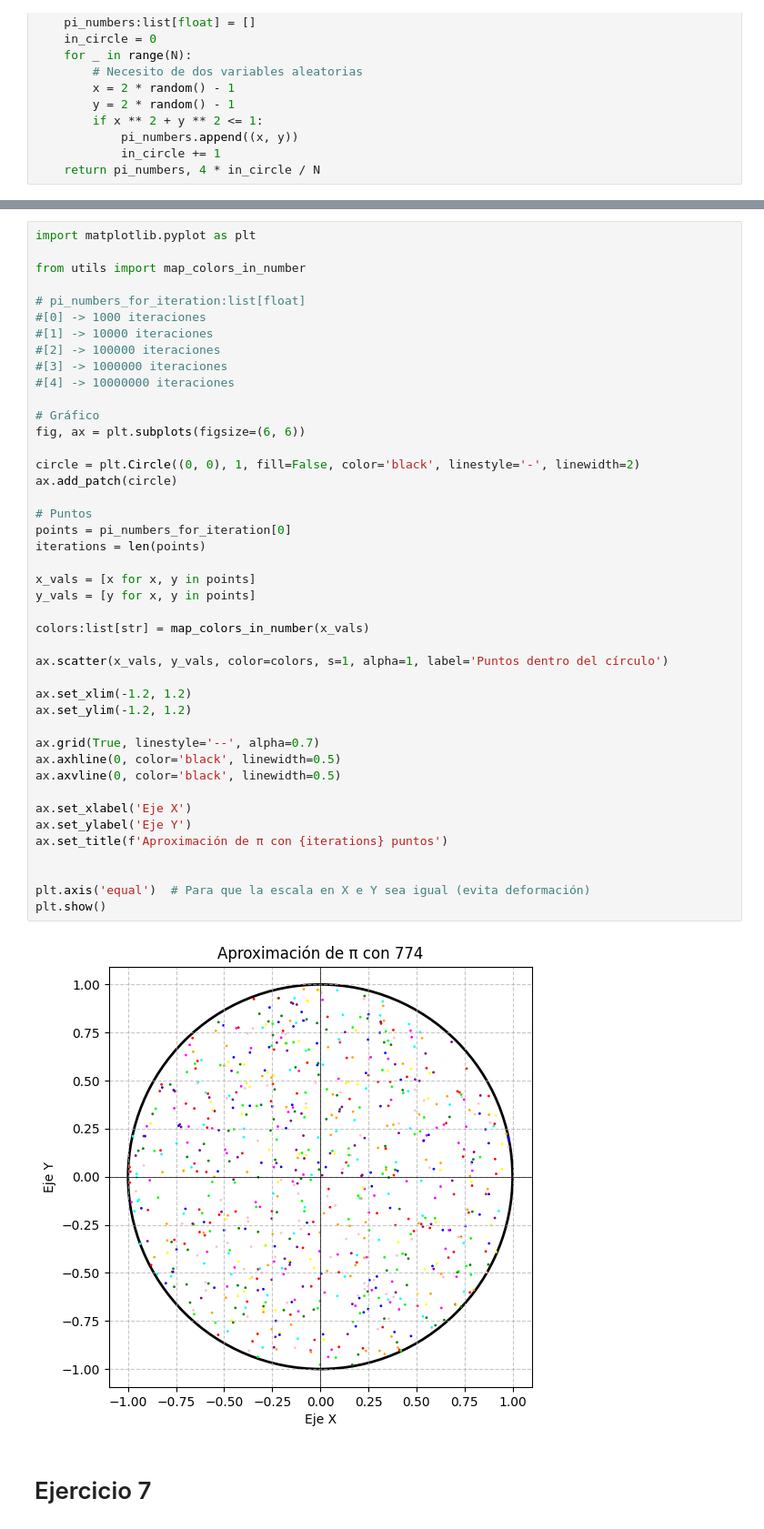
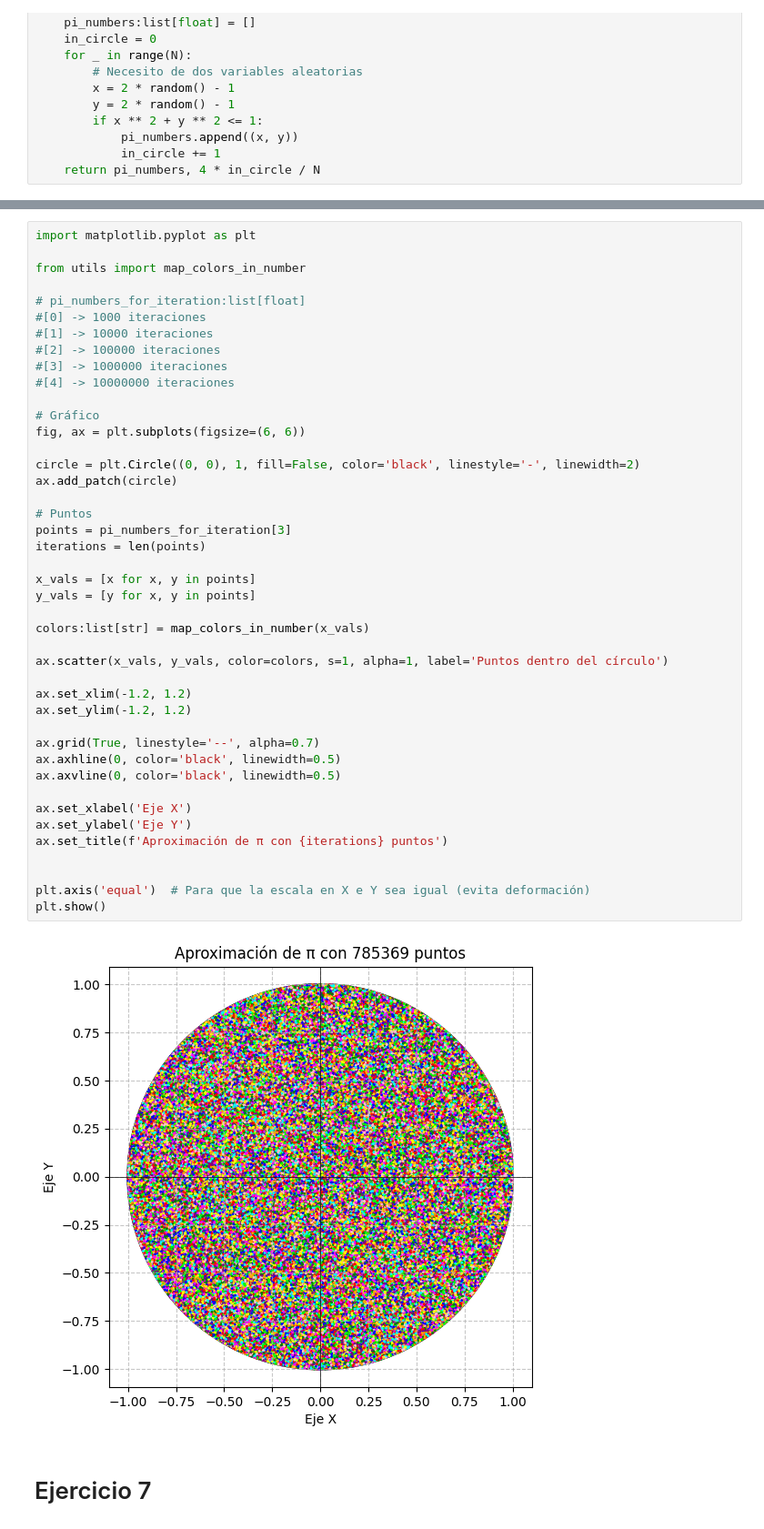
Before and after one commit to alvaro-mediina/modelos-y-simulacion-2025, a Jupyter notebook: tp3-aleatoriedad-montecarlo/main.ipynb, the cells around one changed output, grey strips where cells are left out. Shown at 91% size. Drawn from its saved outputs; the diff is of its cells as text.

```diff
--- a/tp3-aleatoriedad-montecarlo/main.ipynb
+++ b/tp3-aleatoriedad-montecarlo/main.ipynb
@@ -756,35 +759,35 @@ from utils import map_colors_in_number
 fig, ax = plt.subplots(figsize=(6, 6))
 
 circle = plt.Circle((0, 0), 1, fill=False, color='black', linestyle='-', linewidth=2)
 ax.add_patch(circle)
 
 # Puntos
-points = pi_numbers_for_iteration[0]
+points = pi_numbers_for_iteration[3]
 iterations = len(points)
 
 x_vals = [x for x, y in points]
 y_vals = [y for x, y in points]
 
 colors:list[str] = map_colors_in_number(x_vals)
 
 ax.scatter(x_vals, y_vals, color=colors, s=1, alpha=1, label='Puntos dentro del círculo')
 
 ax.set_xlim(-1.2, 1.2)
 ax.set_ylim(-1.2, 1.2)
 
 ax.grid(True, linestyle='--', alpha=0.7)
 ax.axhline(0, color='black', linewidth=0.5)
 ax.axvline(0, color='black', linewidth=0.5)
 
 ax.set_xlabel('Eje X')
 ax.set_ylabel('Eje Y')
 ax.set_title(f'Aproximación de π con {iterations} puntos')
 
 
 plt.axis('equal')  # Para que la escala en X e Y sea igual (evita deformación)
 plt.show()
 # %% [output]
-[figure, old version]
+[figure, new version]
 # %% [markdown]
 # Ejercicio 7
 # %% [markdown]
```
Also changed, not shown: parts of 2 cells of this notebook.
